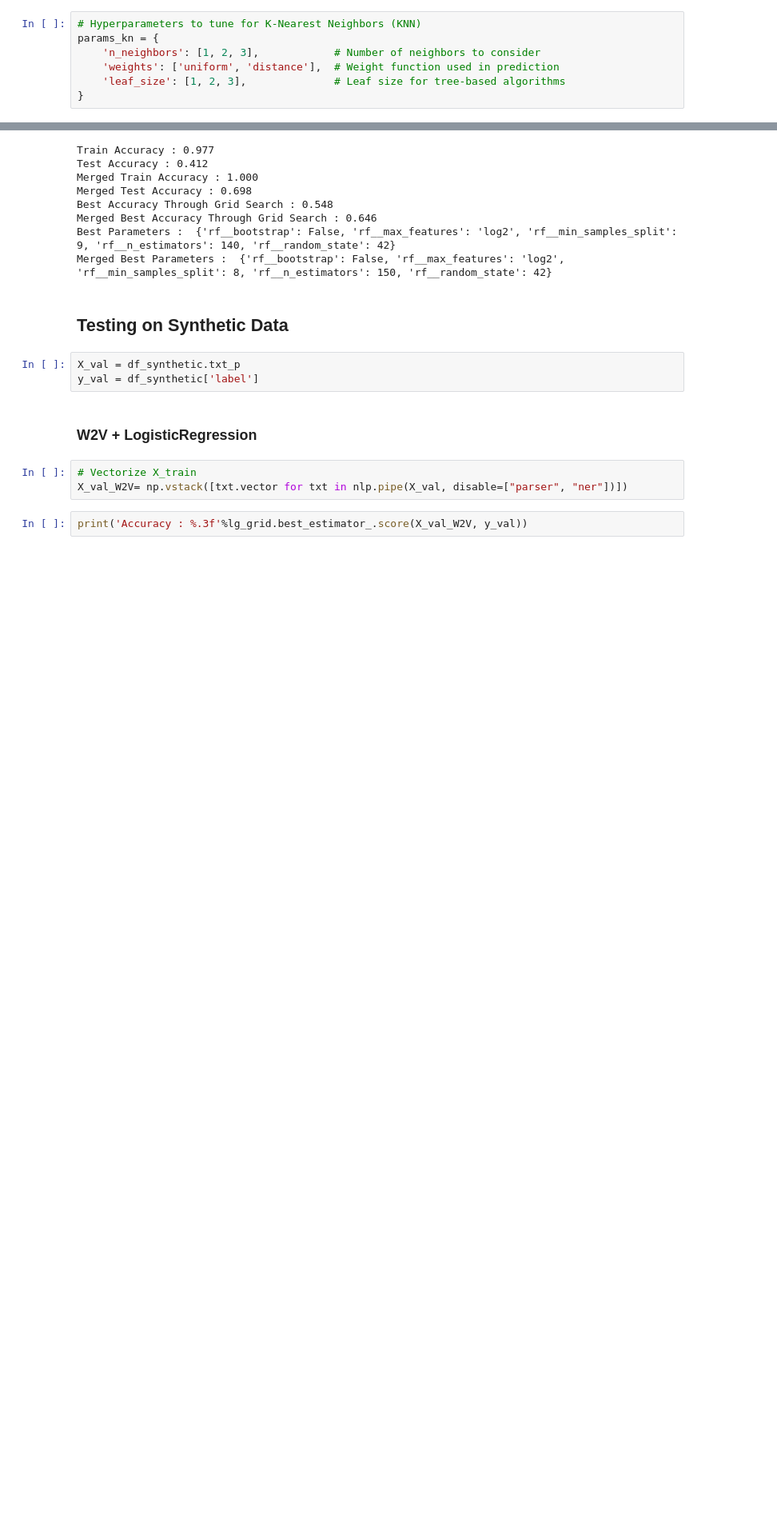
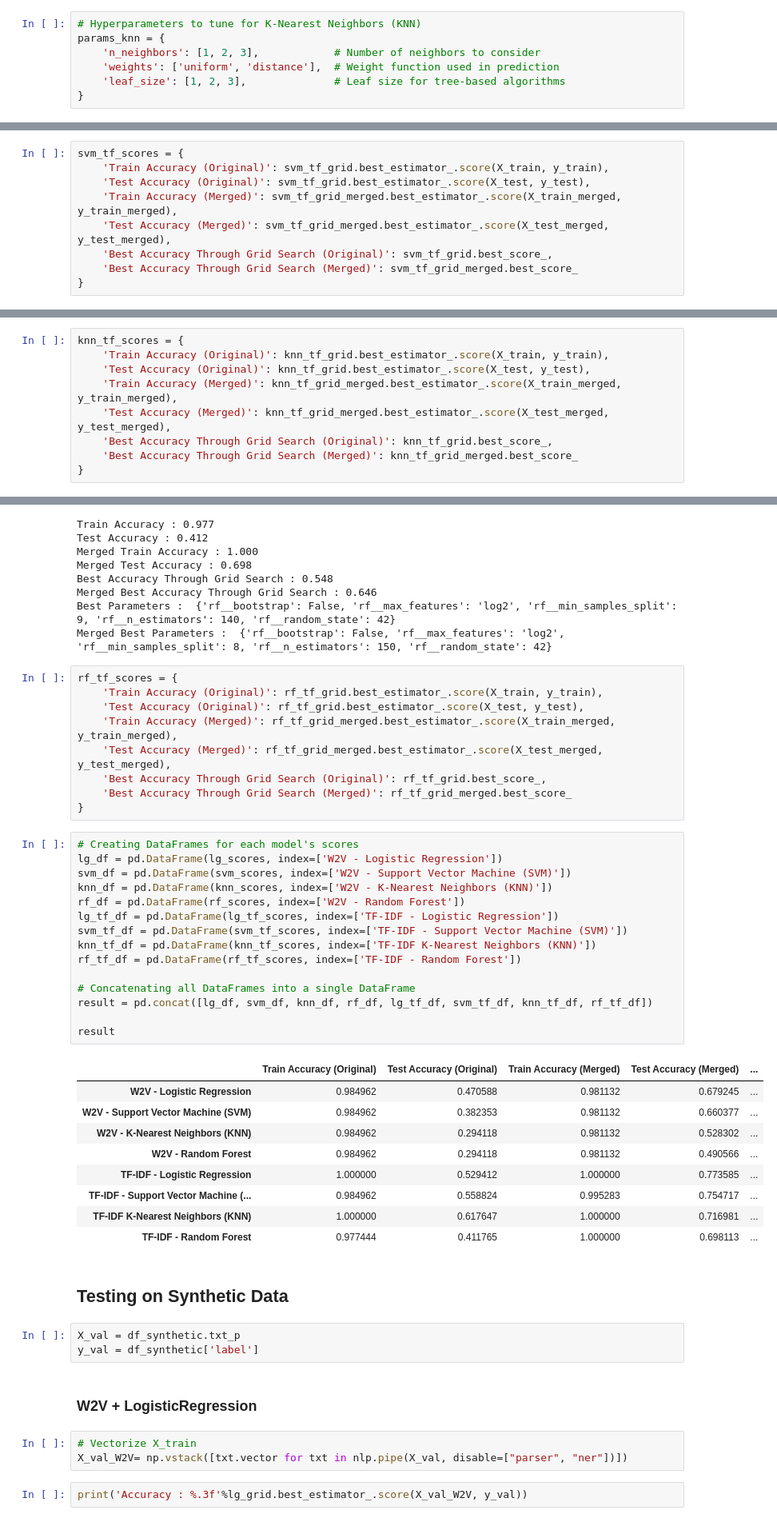
Before and after one commit to tobiasmj97/M3_Semester_Project, a Jupyter notebook: da_chatbot.ipynb, the cells around one changed output, grey strips where cells are left out. Shown at 80% size. Saved outputs shown, nothing was run; the diff lists cells and outputs as text; blank space fills up the shorter version.

```diff
--- a/da_chatbot.ipynb
+++ b/da_chatbot.ipynb
@@ -1415,6 +1425,6 @@ Merged Best Parameters :  {'C': 1.0, 'class_weight': 'balanced', 'decision_funct
 # %%
 # Hyperparameters to tune for K-Nearest Neighbors (KNN)
-params_kn = {
+params_knn = {
     'n_neighbors': [1, 2, 3],            # Number of neighbors to consider
     'weights': ['uniform', 'distance'],  # Weight function used in prediction
     'leaf_size': [1, 2, 3],              # Leaf size for tree-based algorithms
@@ -1673,6 +1710,15 @@ Best Accuracy Through Grid Search : 0.631
 Merged Best Accuracy Through Grid Search : 0.675
 Best Parameters :  {'svm__C': 1.0, 'svm__class_weight': 'balanced', 'svm__decision_function_shape': 'ovr', 'svm__degree': 2, 'svm__kernel': 'linear', 'svm__random_state': 42}
 Merged Best Parameters :  {'svm__C': 3.0, 'svm__class_weight': 'balanced', 'svm__decision_function_shape': 'ovr', 'svm__degree': 2, 'svm__kernel': 'linear', 'svm__random_state': 42}
+# %%
+svm_tf_scores = {
+    'Train Accuracy (Original)': svm_tf_grid.best_estimator_.score(X_train, y_train),
+    'Test Accuracy (Original)': svm_tf_grid.best_estimator_.score(X_test, y_test),
+    'Train Accuracy (Merged)': svm_tf_grid_merged.best_estimator_.score(X_train_merged, y_train_merged),
+    'Test Accuracy (Merged)': svm_tf_grid_merged.best_estimator_.score(X_test_merged, y_test_merged),
+    'Best Accuracy Through Grid Search (Original)': svm_tf_grid.best_score_,
+    'Best Accuracy Through Grid Search (Merged)': svm_tf_grid_merged.best_score_
+}
 # %% [markdown]
 ### Hyperparameter tuning KN
 # %%
@@ -1741,6 +1787,15 @@ Best Accuracy Through Grid Search : 0.556
 Merged Best Accuracy Through Grid Search : 0.595
 Best Parameters :  {'kn__leaf_size': 1, 'kn__n_neighbors': 2, 'kn__weights': 'distance'}
 Merged Best Parameters :  {'kn__leaf_size': 1, 'kn__n_neighbors': 3, 'kn__weights': 'distance'}
+# %%
+knn_tf_scores = {
+    'Train Accuracy (Original)': knn_tf_grid.best_estimator_.score(X_train, y_train),
+    'Test Accuracy (Original)': knn_tf_grid.best_estimator_.score(X_test, y_test),
+    'Train Accuracy (Merged)': knn_tf_grid_merged.best_estimator_.score(X_train_merged, y_train_merged),
+    'Test Accuracy (Merged)': knn_tf_grid_merged.best_estimator_.score(X_test_merged, y_test_merged),
+    'Best Accuracy Through Grid Search (Original)': knn_tf_grid.best_score_,
+    'Best Accuracy Through Grid Search (Merged)': knn_tf_grid_merged.best_score_
+}
 # %% [markdown]
 ### Hyperparameter tuning Random Forests
 # %%
@@ -1813,6 +1868,40 @@ Best Accuracy Through Grid Search : 0.548
 Merged Best Accuracy Through Grid Search : 0.646
 Best Parameters :  {'rf__bootstrap': False, 'rf__max_features': 'log2', 'rf__min_samples_split': 9, 'rf__n_estimators': 140, 'rf__random_state': 42}
 Merged Best Parameters :  {'rf__bootstrap': False, 'rf__max_features': 'log2', 'rf__min_samples_split': 8, 'rf__n_estimators': 150, 'rf__random_state': 42}
+# %%
+rf_tf_scores = {
+    'Train Accuracy (Original)': rf_tf_grid.best_estimator_.score(X_train, y_train),
+    'Test Accuracy (Original)': rf_tf_grid.best_estimator_.score(X_test, y_test),
+    'Train Accuracy (Merged)': rf_tf_grid_merged.best_estimator_.score(X_train_merged, y_train_merged),
+    'Test Accuracy (Merged)': rf_tf_grid_merged.best_estimator_.score(X_test_merged, y_test_merged),
+    'Best Accuracy Through Grid Search (Original)': rf_tf_grid.best_score_,
+    'Best Accuracy Through Grid Search (Merged)': rf_tf_grid_merged.best_score_
+}
+# %%
+# Creating DataFrames for each model's scores
+lg_df = pd.DataFrame(lg_scores, index=['W2V - Logistic Regression'])
+svm_df = pd.DataFrame(svm_scores, index=['W2V - Support Vector Machine (SVM)'])
+knn_df = pd.DataFrame(knn_scores, index=['W2V - K-Nearest Neighbors (KNN)'])
+rf_df = pd.DataFrame(rf_scores, index=['W2V - Random Forest'])
+lg_tf_df = pd.DataFrame(lg_tf_scores, index=['TF-IDF - Logistic Regression'])
+svm_tf_df = pd.DataFrame(svm_tf_scores, index=['TF-IDF - Support Vector Machine (SVM)'])
+knn_tf_df = pd.DataFrame(knn_tf_scores, index=['TF-IDF K-Nearest Neighbors (KNN)'])
+rf_tf_df = pd.DataFrame(rf_tf_scores, index=['TF-IDF - Random Forest'])
+
+# Concatenating all DataFrames into a single DataFrame
+result = pd.concat([lg_df, svm_df, knn_df, rf_df, lg_tf_df, svm_tf_df, knn_tf_df, rf_tf_df])
+
+result
+# %% [output]
+|  | Train Accuracy (Original) | Test Accuracy (Original) | Train Accuracy (Merged) | Test Accuracy (Merged) | ... |
+| W2V - Logistic Regression | 0.984962 | 0.470588 | 0.981132 | 0.679245 | ... |
+| W2V - Support Vector Machine (SVM) | 0.984962 | 0.382353 | 0.981132 | 0.660377 | ... |
+| W2V - K-Nearest Neighbors (KNN) | 0.984962 | 0.294118 | 0.981132 | 0.528302 | ... |
+| W2V - Random Forest | 0.984962 | 0.294118 | 0.981132 | 0.490566 | ... |
+| TF-IDF - Logistic Regression | 1.000000 | 0.529412 | 1.000000 | 0.773585 | ... |
+| TF-IDF - Support Vector Machine (... | 0.984962 | 0.558824 | 0.995283 | 0.754717 | ... |
+| TF-IDF K-Nearest Neighbors (KNN) | 1.000000 | 0.617647 | 1.000000 | 0.716981 | ... |
+| TF-IDF - Random Forest | 0.977444 | 0.411765 | 1.000000 | 0.698113 | ... |
 # %% [markdown]
 ## Testing on Synthetic Data
 # %%
```
Also changed, not shown: parts of 27 cells of this notebook.
